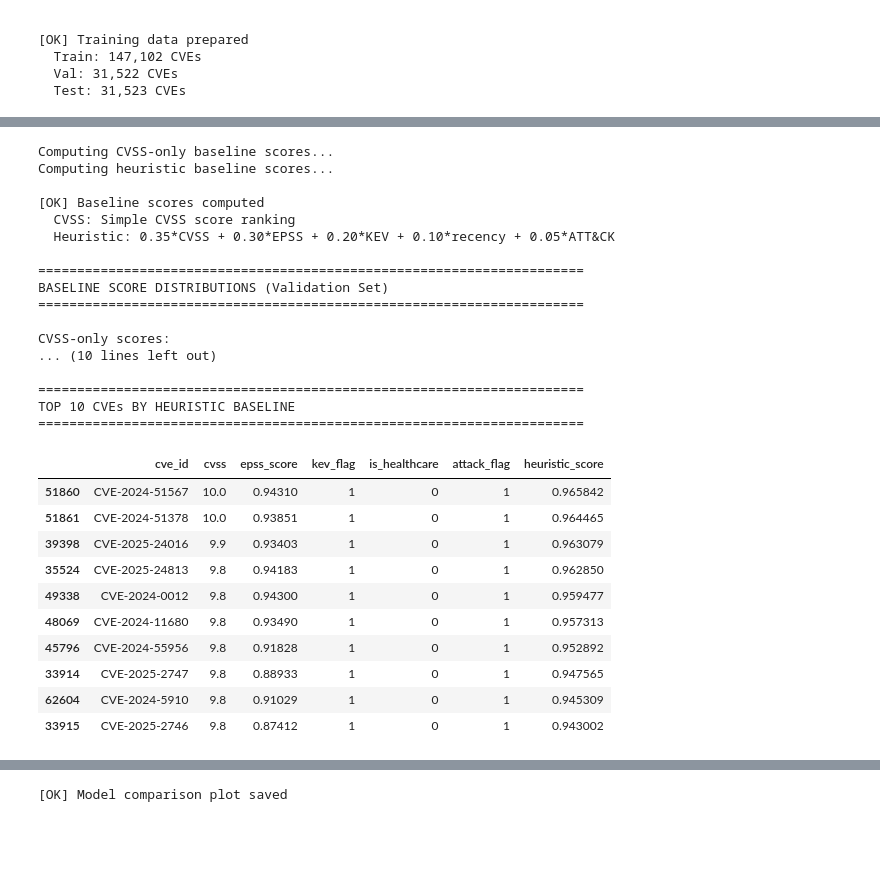
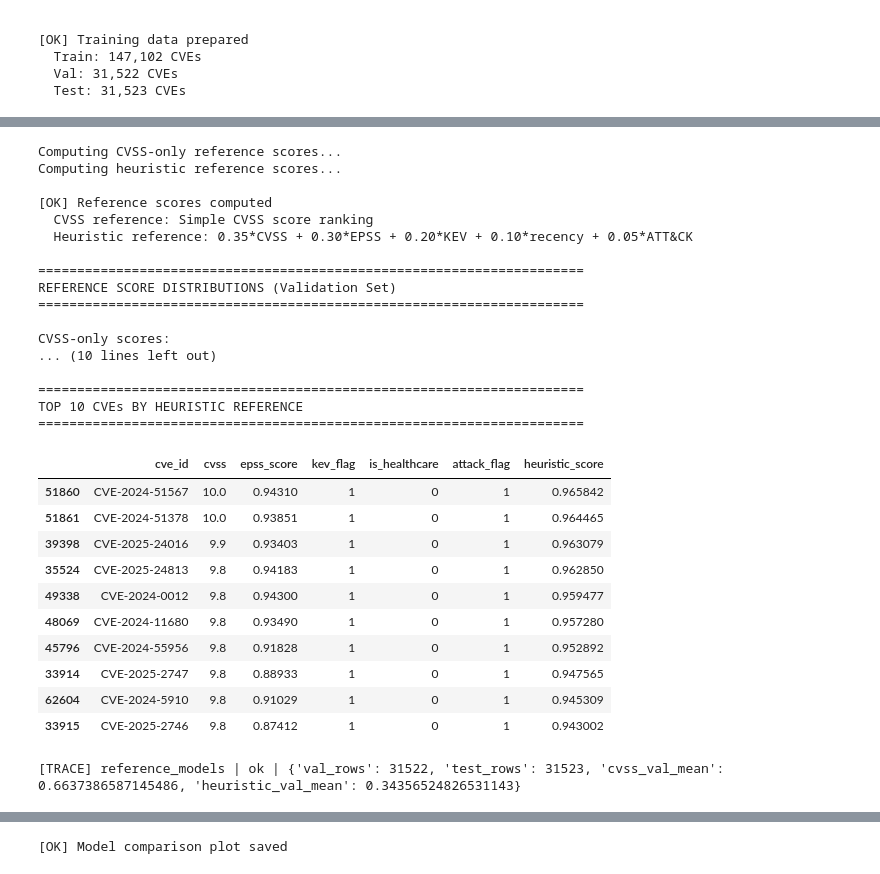
Before and after one commit to er-vinay-india/healthcare-vuln-prioritization-ltr, a Jupyter notebook: cti_recommender/notebooks/STEP_4_All_Models_Training.ipynb, the cells around one changed output, grey strips where cells are left out. Cells and saved outputs as stored; diff of their text form; code cells hidden in the pictures; blank space fills up the shorter version.

Commit message:
Update training and evaluation notebooks with latest model artifacts

```diff
--- a/cti_recommender/notebooks/STEP_4_All_Models_Training.ipynb
+++ b/cti_recommender/notebooks/STEP_4_All_Models_Training.ipynb
@@ -143,16 +177,17 @@ features_dir = project_root / 'outputs' / 'features'
 latest_features = sorted(features_dir.glob('features_with_labels_*.csv'))[-1]
 
 print(f"Loading features from: {latest_features.name}")
-df = pd.read_csv(latest_features)
-df['published'] = pd.to_datetime(df['published'], utc=True)
+df = pd.read_csv(latest_features, low_memory=False)
 
-# Add derived columns needed by baseline models
+# Fast datetime parse: ISO8601 format hint avoids per-row inference (210K rows)
+df['published'] = pd.to_datetime(df['published'], format='ISO8601', utc=True)
+
 # CVSS normalization (0-10 -> 0-1)
 df['cvss_norm'] = df['cvss'] / 10.0
 
 # Recency score (days since publication, normalized)
 if 'modified' in df.columns:
-    df['modified'] = pd.to_datetime(df['modified'], utc=True)
+    df['modified'] = pd.to_datetime(df['modified'], format='mixed', utc=True)
 days_since_pub = (pd.Timestamp.now(tz='UTC') - df['published']).dt.days
 max_days = days_since_pub.max()
 df['recency_score'] = 1.0 - (days_since_pub / max_days)  # More recent = higher score
@@ -166,11 +201,8 @@ else:
 # Encode categorical features to numeric (handle all edge cases)
 for col in ['cvss_severity_category', 'cwe_category', 'curated_severity']:
     if col in df.columns:
-        # Convert to string first, then handle NaN
-        df[col] = df[col].astype(str).replace('nan', np.nan)
-        # Fill NaN with default value
+        df[col] = df[col].astype(str).replace('nan', float('nan'))
         df[col] = df[col].fillna('unknown')
-        # Encode to numeric codes
         df[col] = pd.Categorical(df[col]).codes
 
 print(f"\n{'='*70}")
@@ -402,69 +462,82 @@ Simple rankers for comparison
 # %%
-# Baseline 1: CVSS-only ranker
-print("Computing CVSS-only baseline scores...")
+# Reference scorer 1: CVSS-only ranker
+print('Computing CVSS-only reference scores...')
 cvss_scores_val = compute_cvss_only_scores(val_df)
 cvss_scores_test = compute_cvss_only_scores(test_df)
 
-# Baseline 2: Heuristic ranker (weighted combination of signals)
-print("Computing heuristic baseline scores...")
+# Reference scorer 2: Heuristic ranker (weighted combination of signals)
+print('Computing heuristic reference scores...')
 heuristic_scores_val = compute_heuristic_scores(val_df)
 heuristic_scores_test = compute_heuristic_scores(test_df)
 
-print(f"\n[OK] Baseline scores computed")
-print(f"  CVSS: Simple CVSS score ranking")
-print(f"  Heuristic: 0.35*CVSS + 0.30*EPSS + 0.20*KEV + 0.10*recency + 0.05*ATT&CK")
+print()
+print('[OK] Reference scores computed')
+print('  CVSS reference: Simple CVSS score ranking')
+print('  Heuristic reference: 0.35*CVSS + 0.30*EPSS + 0.20*KEV + 0.10*recency + 0.05*ATT&CK')
 
-# Show score distributions
-print(f"\n{'='*70}")
-print("BASELINE SCORE DISTRIBUTIONS (Validation Set)")
-print(f"{'='*70}")
-print(f"\nCVSS-only scores:")
+print()
+print('=' * 70)
+print('REFERENCE SCORE DISTRIBUTIONS (Validation Set)')
+print('=' * 70)
+print()
+print('CVSS-only scores:')
 print(f"  Min: {cvss_scores_val.min():.3f}")
 print(f"  Max: {cvss_scores_val.max():.3f}")
 print(f"  Mean: {cvss_scores_val.mean():.3f}")
 print(f"  Median: {np.median(cvss_scores_val):.3f}")
 
-print(f"\nHeuristic scores:")
+print()
+print('Heuristic scores:')
 print(f"  Min: {heuristic_scores_val.min():.3f}")
 print(f"  Max: {heuristic_scores_val.max():.3f}")
 print(f"  Mean: {heuristic_scores_val.mean():.3f}")
 print(f"  Median: {np.median(heuristic_scores_val):.3f}")
 
-# Show example top-ranked CVEs
-print(f"\n{'='*70}")
-print("TOP 10 CVEs BY HEURISTIC BASELINE")
-print(f"{'='*70}")
+print()
+print('=' * 70)
+print('TOP 10 CVEs BY HEURISTIC REFERENCE')
+print('=' * 70)
 top_idx = np.argsort(heuristic_scores_val)[::-1][:10]
 top_examples = val_df.iloc[top_idx][['cve_id', 'cvss', 'epss_score', 'kev_flag', 'is_healthcare', 'attack_flag']].copy()
 top_examples['heuristic_score'] = heuristic_scores_val[top_idx]
 display(top_examples)
+
+trace_stage_done(
+    'reference_models',
+    status='ok',
+    val_rows=int(len(val_df)),
+    test_rows=int(len(test_df)),
+    cvss_val_mean=float(np.mean(cvss_scores_val)),
+    heuristic_val_mean=float(np.mean(heuristic_scores_val))
+)
 # %% [output]
-Computing CVSS-only baseline scores...
-Computing heuristic baseline scores...
+Computing CVSS-only reference scores...
+Computing heuristic reference scores...
 
-[OK] Baseline scores computed
-  CVSS: Simple CVSS score ranking
-  Heuristic: 0.35*CVSS + 0.30*EPSS + 0.20*KEV + 0.10*recency + 0.05*ATT&CK
+[OK] Reference scores computed
+  CVSS reference: Simple CVSS score ranking
+  Heuristic reference: 0.35*CVSS + 0.30*EPSS + 0.20*KEV + 0.10*recency + 0.05*ATT&CK
 
 ======================================================================
-BASELINE SCORE DISTRIBUTIONS (Validation Set)
+REFERENCE SCORE DISTRIBUTIONS (Validation Set)
 ======================================================================
 
 CVSS-only scores:
 ... (10 lines left out)
 
 ======================================================================
-TOP 10 CVEs BY HEURISTIC BASELINE
+TOP 10 CVEs BY HEURISTIC REFERENCE
 ======================================================================
 |  | cve_id | cvss | epss_score | kev_flag | is_healthcare | attack_flag | heuristic_score |
 | 51860 | CVE-2024-51567 | 10.0 | 0.94310 | 1 | 0 | 1 | 0.965842 |
 | 51861 | CVE-2024-51378 | 10.0 | 0.93851 | 1 | 0 | 1 | 0.964465 |
 | 39398 | CVE-2025-24016 | 9.9 | 0.93403 | 1 | 0 | 1 | 0.963079 |
 | 35524 | CVE-2025-24813 | 9.8 | 0.94183 | 1 | 0 | 1 | 0.962850 |
 | 49338 | CVE-2024-0012 | 9.8 | 0.94300 | 1 | 0 | 1 | 0.959477 |
-| 48069 | CVE-2024-11680 | 9.8 | 0.93490 | 1 | 0 | 1 | 0.957313 |
+| 48069 | CVE-2024-11680 | 9.8 | 0.93490 | 1 | 0 | 1 | 0.957280 |
 | 45796 | CVE-2024-55956 | 9.8 | 0.91828 | 1 | 0 | 1 | 0.952892 |
 | 33914 | CVE-2025-2747 | 9.8 | 0.88933 | 1 | 0 | 1 | 0.947565 |
 | 62604 | CVE-2024-5910 | 9.8 | 0.91029 | 1 | 0 | 1 | 0.945309 |
 | 33915 | CVE-2025-2746 | 9.8 | 0.87412 | 1 | 0 | 1 | 0.943002 |
+[TRACE] reference_models | ok | {'val_rows': 31522, 'test_rows': 31523, 'cvss_val_mean': 0.6637386587145486, 'heuristic_val_mean': 0.34356524826531143}
 # %% [markdown]
```
Also changed, not shown: parts of 47 cells of this notebook, 10 other files.
